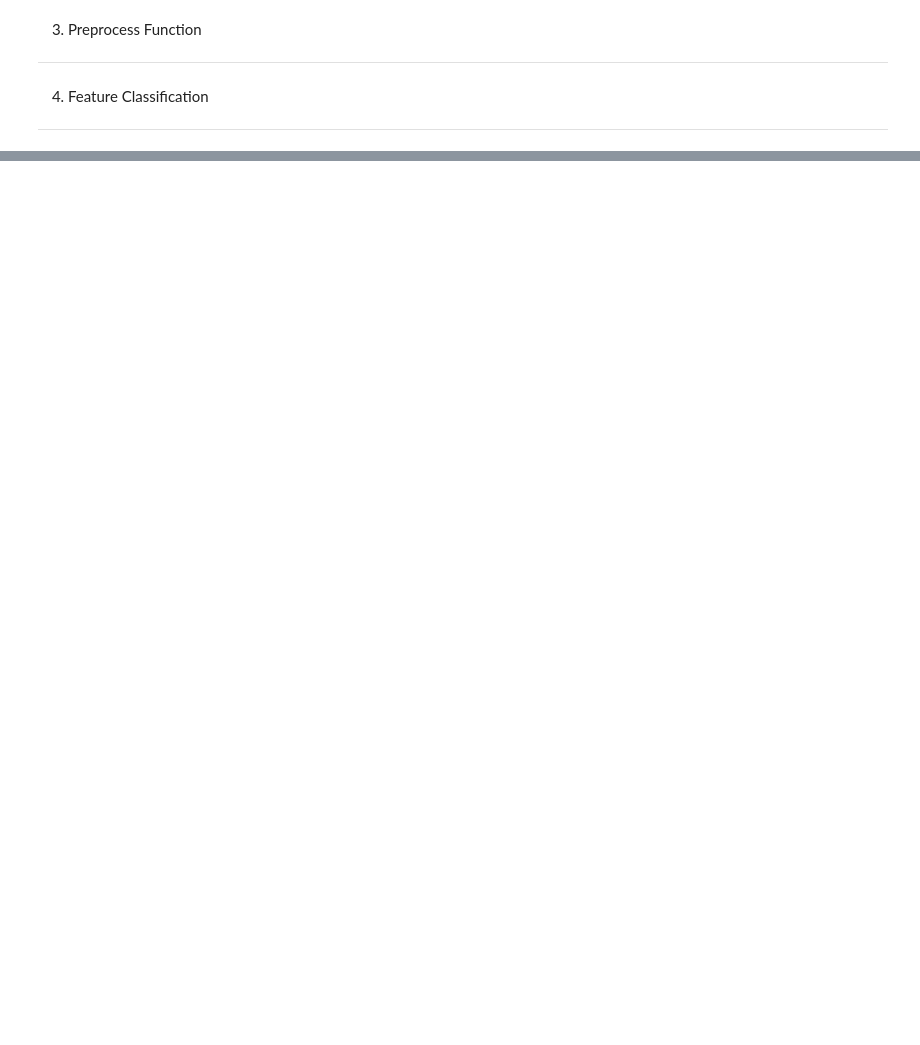
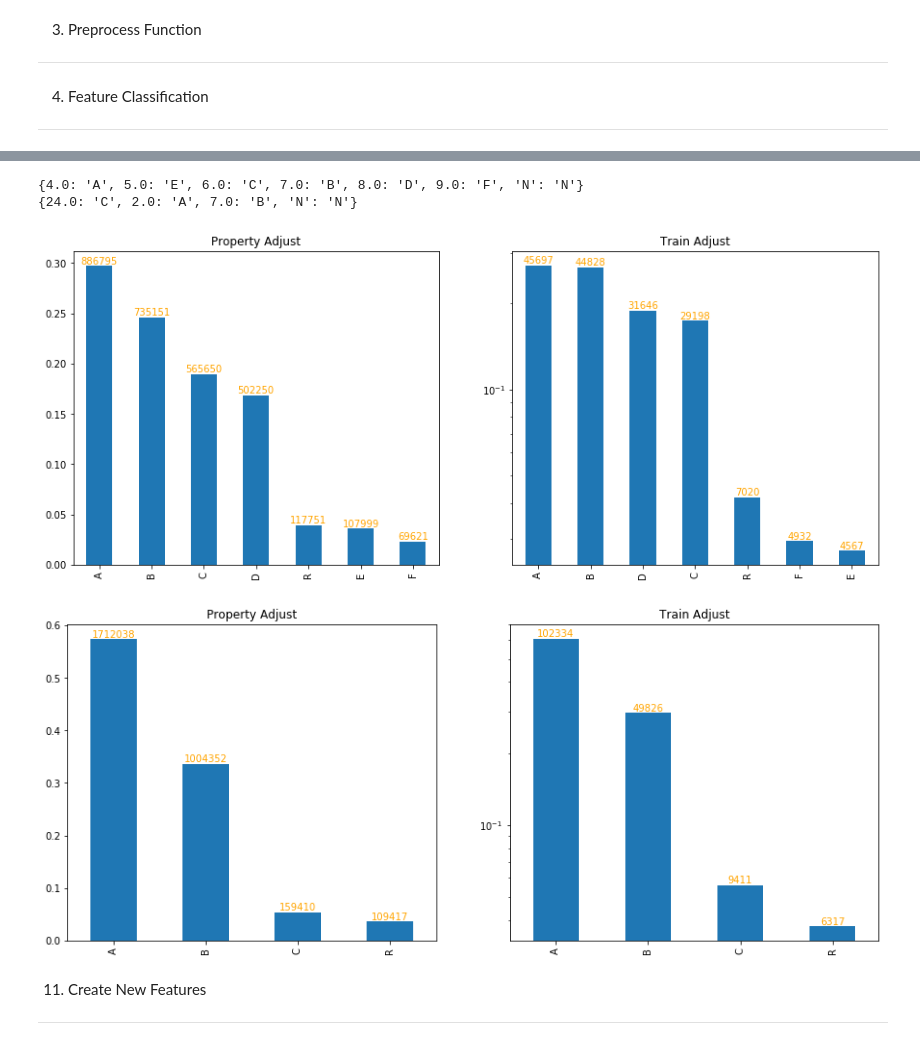
Before and after one commit to aeloyq/BerkeleyRemoteLab, a Jupyter notebook: Zillow/DataPreprocess.ipynb, the cells around one changed output, grey strips where cells are left out. Cells and saved outputs as stored; diff of their text form; code cells hidden in the pictures; blank space fills up the shorter version.

```diff
--- a/Zillow/DataPreprocess.ipynb
+++ b/Zillow/DataPreprocess.ipynb
@@ -685,0 +603,24 @@ data_norm.to_csv('./Data/prop_norm.csv')
+# %%
+for c in category_features+segment_features+special_cat+geo_cat:
+    if c not in features2impute_ml:
+        properties[c]=preprocessing.LabelEncoder().fit_transform(properties[c])
+# %%
+for c in numerical_features+special_num+geo_num:
+    properties[c] = properties[c].astype(np.float32)
+# %%
+complete_features=category_features+segment_features+special_cat+geo_cat+numerical_features+special_num+geo_num
+for c in features2impute_ml:
+    complete_features.remove(c)
+imputetrainsets=properties[complete_features].copy()
+# %%
+for f in features2impute_ml:
+    print(f)
+    train_x=imputetrainsets[properties[f].notnull()]
+    train_y=properties[f][properties[f].notnull()]
+    impute_x=imputetrainsets[properties[f].isnull()]
+    model = ensemble.RandomForestClassifier()
+    model.fit(train_x,train_y)
+    print('ok')
+    scores=model.score(train_x,train_y)
+    print('R2 Score : '+str(scores.mean()))
+    properties.at[properties[f].isnull(),f]=model.predict(impute_x)
@@ -685,0 +637,14 @@ data_norm.to_csv('./Data/prop_norm.csv')
+# %%
+for c in features2impute_ml:
+    if c in category_features:
+        properties[c].astype('int64')
+        cat_process(properties,c)
+        properties[c]==preprocess_pipeline[c](properties[c])
+        properties[c]=preprocessing.LabelEncoder().fit_transform(properties[c])
+    else:
+        properties[c]=properties[c].astype('float32')
+# %% [output]
+{4.0: 'A', 5.0: 'E', 6.0: 'C', 7.0: 'B', 8.0: 'D', 9.0: 'F', 'N': 'N'}
+{24.0: 'C', 2.0: 'A', 7.0: 'B', 'N': 'N'}
+[figure, added]
+[figure, added]
@@ -685,0 +655,3 @@ data_norm.to_csv('./Data/prop_norm.csv')
+# %% [markdown]
+11. Create New Features
+-----------------------------
```
Also changed, not shown: parts of 126 cells of this notebook, 22 other files.
